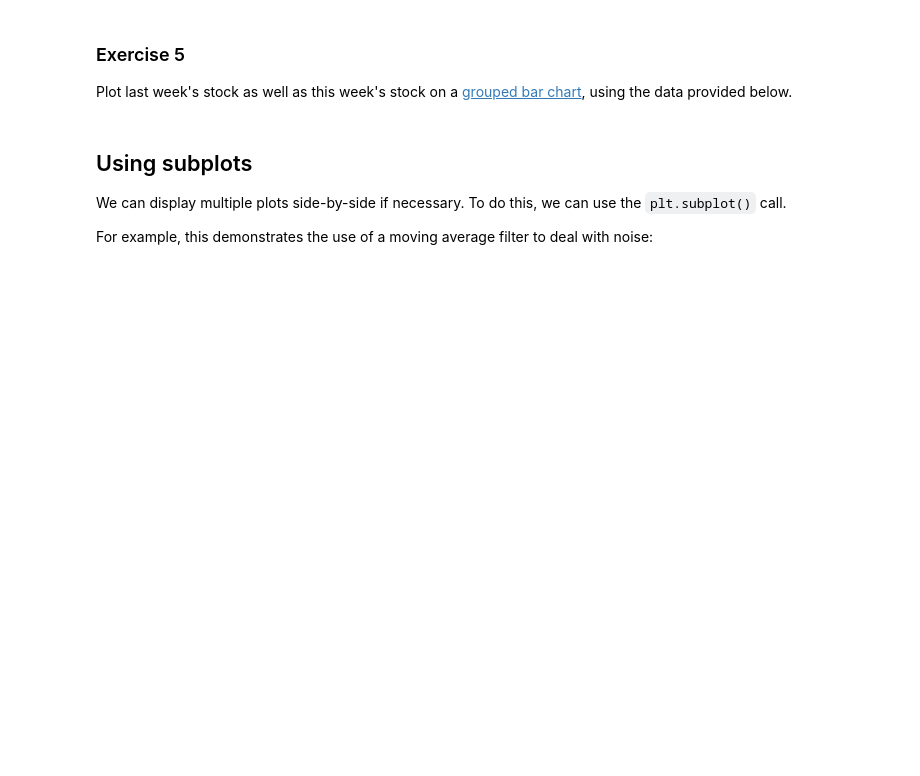
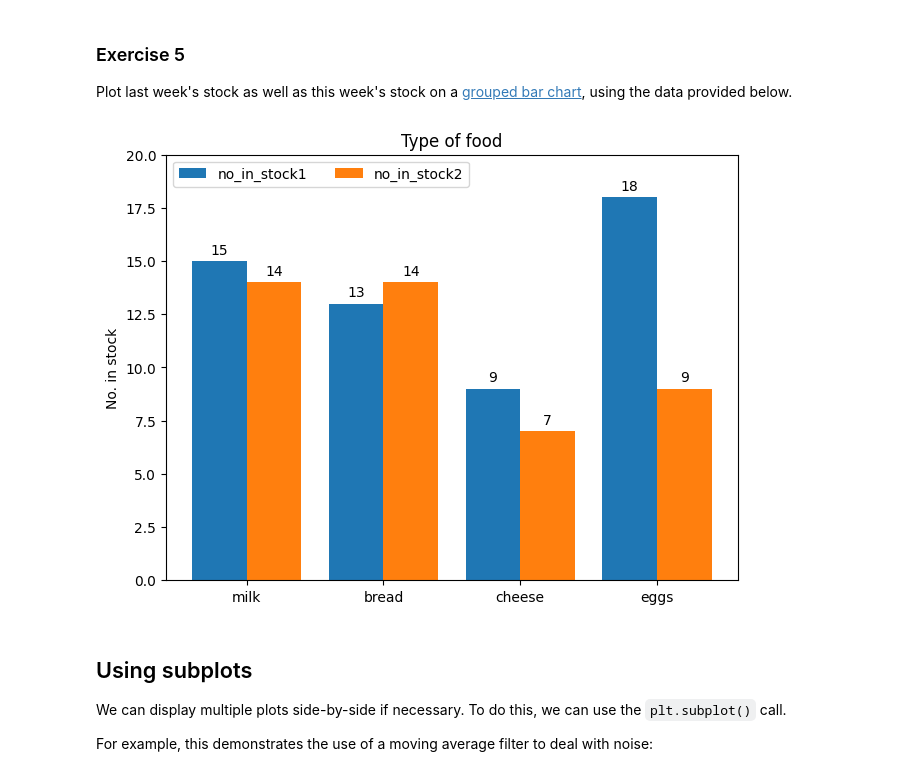
Before and after one commit to phmehta95/MedicalPhysicsMSc, a Jupyter notebook: Session_3_Numpy_Arrays_and_matplotlib.ipynb, the cells around one changed output. Saved outputs shown, nothing was run; the diff lists cells and outputs as text; code cells hidden in the pictures; blank space fills up the shorter version.

```diff
--- a/Session_3_Numpy_Arrays_and_matplotlib.ipynb
+++ b/Session_3_Numpy_Arrays_and_matplotlib.ipynb
@@ -731,3 +742,39 @@ no_in_stock2 = [14,14,7,9]
+# %%
+
+import matplotlib.pyplot as plt
+import numpy as np
+
+stock_items = ("milk", "bread", "cheese", "eggs")
+
+no_in_stock = {
+    'no_in_stock1': (15,13,9,18 ),
+    'no_in_stock2': (14, 14, 7,9),
+}
+
+x = np.arange(len(stock_items))  # the label locations
+width = 0.4  # the width of the bars
+multiplier = 0
+
+fig, ax = plt.subplots(layout='constrained')
+
+for attribute, measurement in no_in_stock.items():
+    offset = width * multiplier
+    rects = ax.bar(x + offset, measurement, width, label=attribute)
+    ax.bar_label(rects, padding=3)
+    multiplier += 1
+
+
+
+# Add some text for labels, title and custom x-axis tick labels, etc.
+ax.set_ylabel('No. in stock')
+ax.set_title('Type of food')
+ax.set_xticks(x + 0.2, stock_items)
+ax.legend(loc='upper left', ncols=2)
+ax.set_ylim(0, 20)
+
+plt.show()
+# %% [output]
+[figure, added]
 # %% [markdown]
 ## Using subplots
 
```
Also changed, not shown: parts of 18 cells of this notebook.
